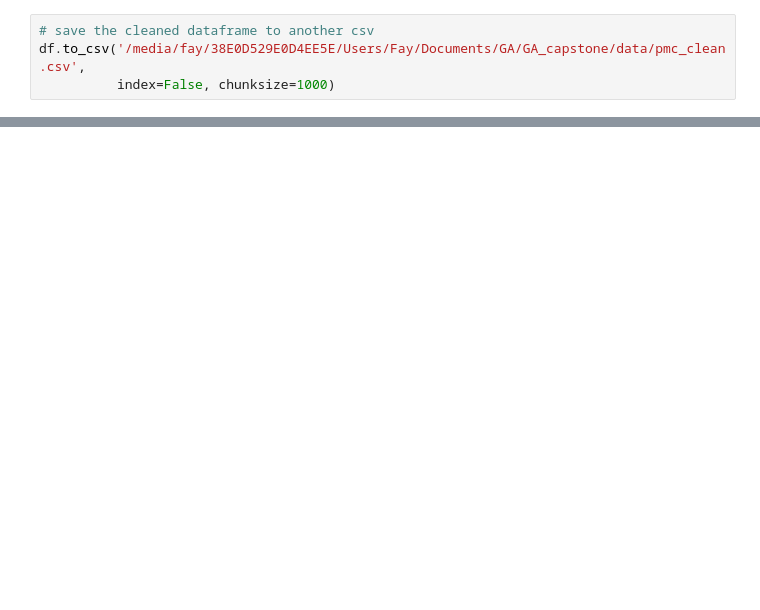
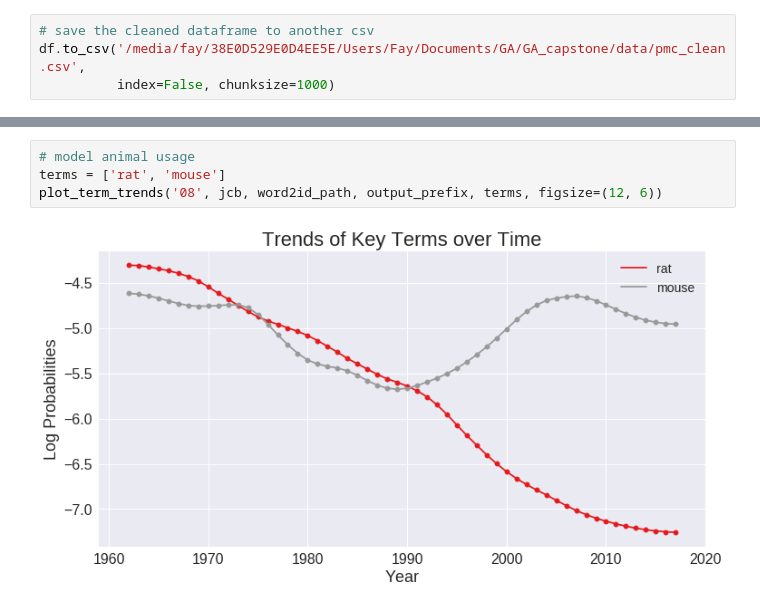
Before and after one commit to Ailuropoda1864/PMC-text-mining, a Jupyter notebook: jcb_10topics.ipynb, the cells around one changed output, grey strips where cells are left out. Cells and saved outputs as stored; diff of their text form; blank space fills up the shorter version.

```diff
--- a/extract from nxml.ipynb
+++ b/jcb_10topics.ipynb
@@ -403,0 +802,6 @@ df.to_csv('/media/fay/38E0D529E0D4EE5E/Users/Fay/Documents/GA/GA_capstone/data/p
+# %%
+# model animal usage
+terms = ['rat', 'mouse']
+plot_term_trends('08', jcb, word2id_path, output_prefix, terms, figsize=(12, 6))
+# %% [output]
+[figure, added]
```
Also changed, not shown: parts of 44 cells of this notebook.
